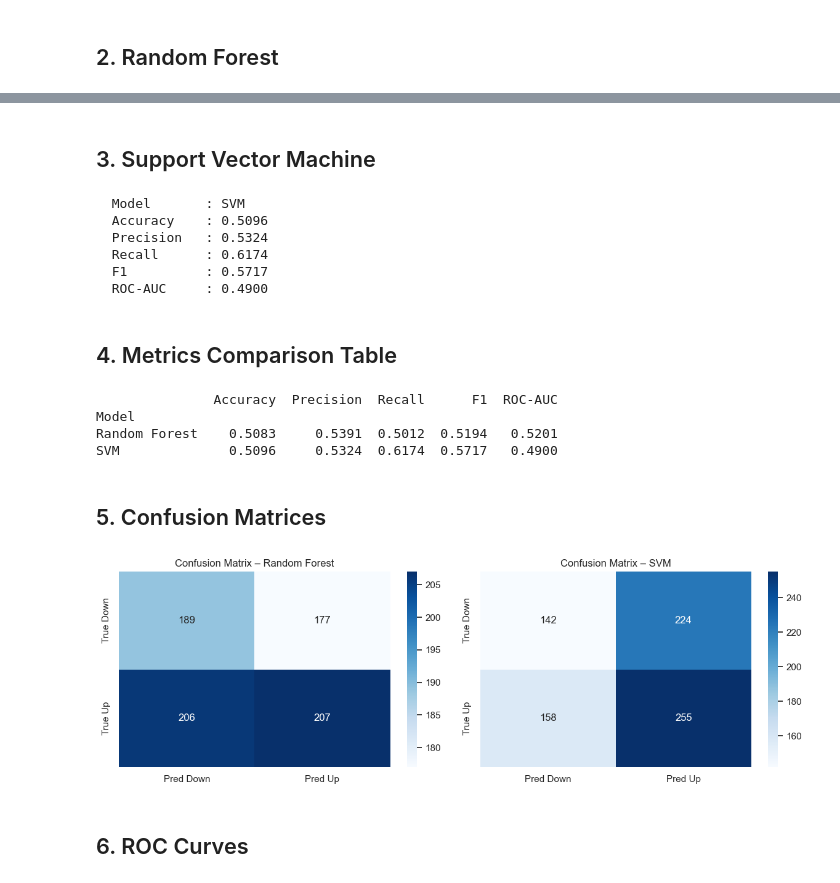
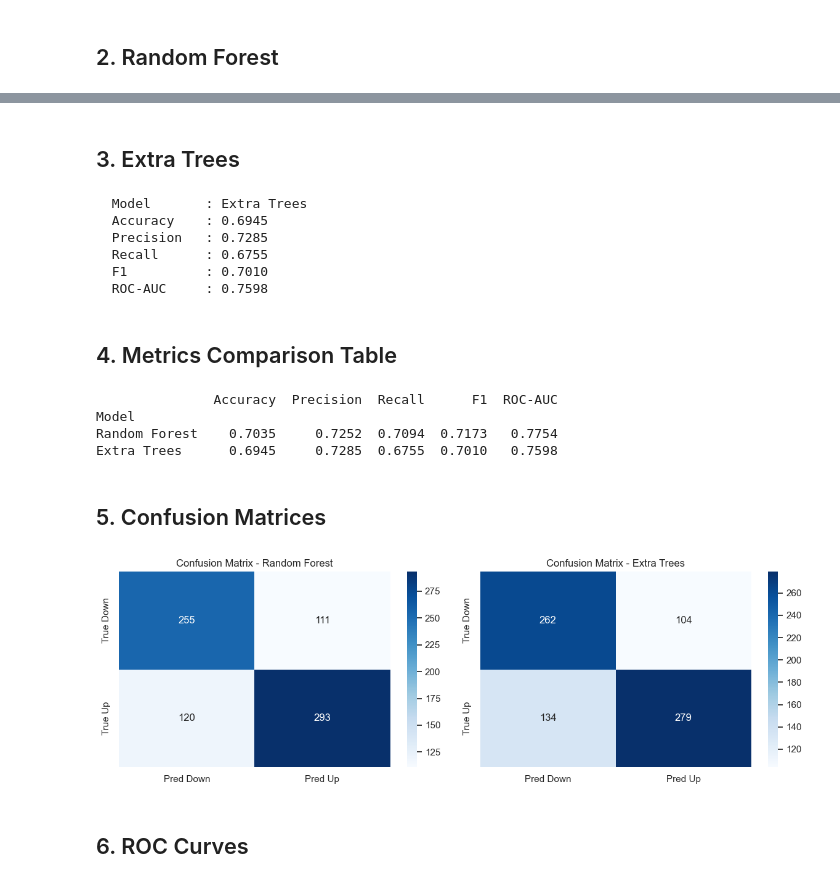
Before and after one commit to virakyuthSRUN/markets-direction-prediction, a Jupyter notebook: notebooks/07_ml_classifiers.ipynb, the cells around one changed output, grey strips where cells are left out. Saved outputs shown, nothing was run; the diff lists cells and outputs as text; code cells hidden in the pictures.

```diff
--- a/notebooks/07_ml_classifiers.ipynb
+++ b/notebooks/07_ml_classifiers.ipynb
@@ -79,59 +87,65 @@ for k, v in metrics_rf.items():
 # %% [markdown]
-## 3. Support Vector Machine
+## 3. Extra Trees
 # %%
-svm = SVC(
-    C=config.SVM_C, kernel=config.SVM_KERNEL,
-    probability=True, random_state=config.RANDOM_STATE
+et = ExtraTreesClassifier(
+    n_estimators=1200,
+    max_depth=16,
+    min_samples_leaf=1,
+    class_weight='balanced',
+    random_state=config.RANDOM_STATE,
+    n_jobs=-1,
+    bootstrap=False,
+    criterion='gini',
 )
-svm.fit(X_train_sc, y_train)
-y_pred_svm = svm.predict(X_test_sc)
-y_prob_svm  = svm.predict_proba(X_test_sc)[:, 1]
+et.fit(X_train, y_train)
+y_pred_et = et.predict(X_test)
+y_prob_et = et.predict_proba(X_test)[:, 1]
 
-metrics_svm = {
-    'Model':     'SVM',
-    'Accuracy':  accuracy_score(y_test, y_pred_svm),
-    'Precision': precision_score(y_test, y_pred_svm),
-    'Recall':    recall_score(y_test, y_pred_svm),
-    'F1':        f1_score(y_test, y_pred_svm),
-    'ROC-AUC':   roc_auc_score(y_test, y_prob_svm),
+metrics_et = {
+    'Model':     'Extra Trees',
+    'Accuracy':  accuracy_score(y_test, y_pred_et),
+    'Precision': precision_score(y_test, y_pred_et),
+    'Recall':    recall_score(y_test, y_pred_et),
+    'F1':        f1_score(y_test, y_pred_et),
+    'ROC-AUC':   roc_auc_score(y_test, y_prob_et),
 }
-for k, v in metrics_svm.items():
+for k, v in metrics_et.items():
     print(f'  {k:<12}: {v}' if k == 'Model' else f'  {k:<12}: {v:.4f}')
 # %% [output]
-  Model       : SVM
-  Accuracy    : 0.5096
-  Precision   : 0.5324
-  Recall      : 0.6174
-  F1          : 0.5717
-  ROC-AUC     : 0.4900
+  Model       : Extra Trees
+  Accuracy    : 0.6945
+  Precision   : 0.7285
+  Recall      : 0.6755
+  F1          : 0.7010
+  ROC-AUC     : 0.7598
 # %% [markdown]
 ## 4. Metrics Comparison Table
 # %%
-results = pd.DataFrame([metrics_rf, metrics_svm]).set_index('Model')
+results = pd.DataFrame([metrics_rf, metrics_et]).set_index('Model')
 print(results.round(4).to_string())
 # %% [output]
                Accuracy  Precision  Recall      F1  ROC-AUC
 Model
-Random Forest    0.5083     0.5391  0.5012  0.5194   0.5201
-SVM              0.5096     0.5324  0.6174  0.5717   0.4900
+Random Forest    0.7035     0.7252  0.7094  0.7173   0.7754
+Extra Trees      0.6945     0.7285  0.6755  0.7010   0.7598
 # %% [markdown]
 ## 5. Confusion Matrices
 # %%
 fig, axes = plt.subplots(1, 2, figsize=(12, 4))
 
 for ax, y_p, title in zip(axes,
-                           [y_pred_rf, y_pred_svm],
-                           ['Random Forest', 'SVM']):
+                           [y_pred_rf, y_pred_et],
+                           ['Random Forest', 'Extra Trees']):
     cm = confusion_matrix(y_test, y_p)
     sns.heatmap(cm, annot=True, fmt='d', cmap='Blues',
                 xticklabels=['Pred Down', 'Pred Up'],
                 yticklabels=['True Down', 'True Up'], ax=ax)
-    ax.set_title(f'Confusion Matrix – {title}')
+    ax.set_title(f'Confusion Matrix - {title}')
 
 plt.tight_layout()
 plt.show()
 # %% [output]
-[figure, old version]
+[figure, new version]
 # %% [markdown]
 ## 6. ROC Curves
 # %%
```
Also changed, not shown: parts of 6 cells of this notebook, 2 other files.
